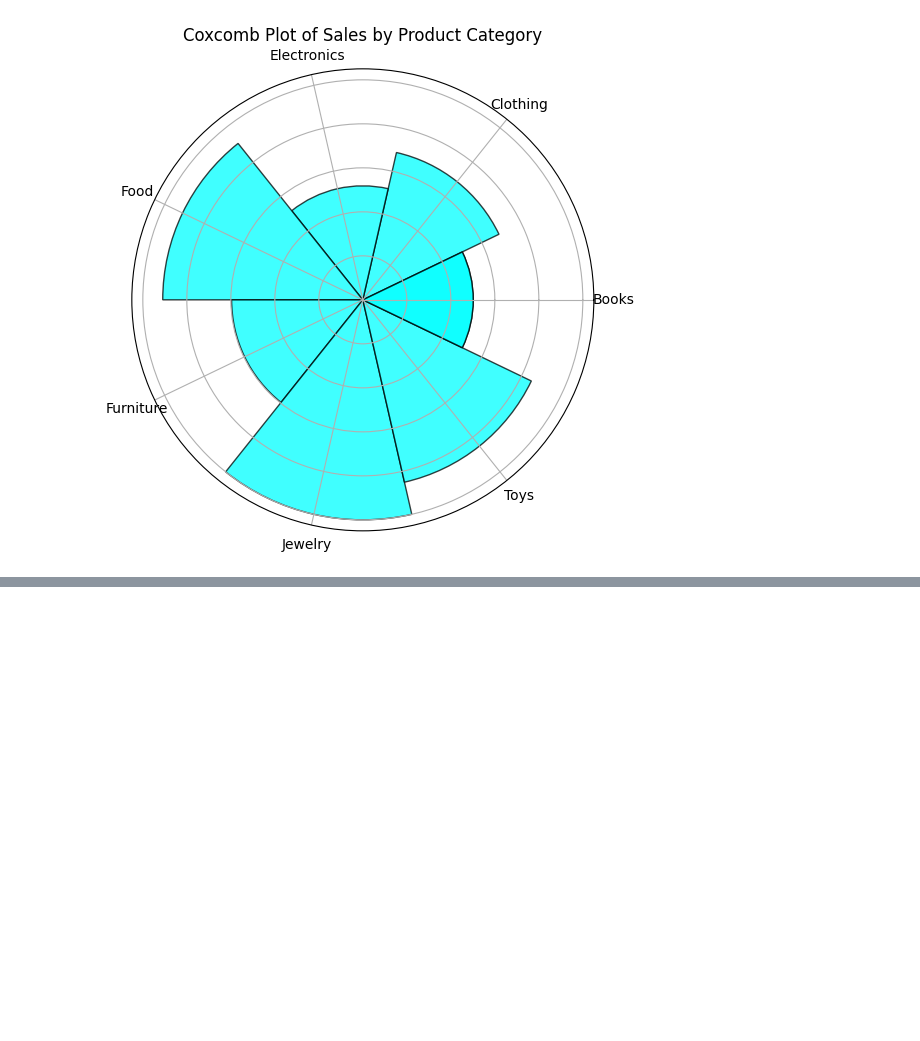
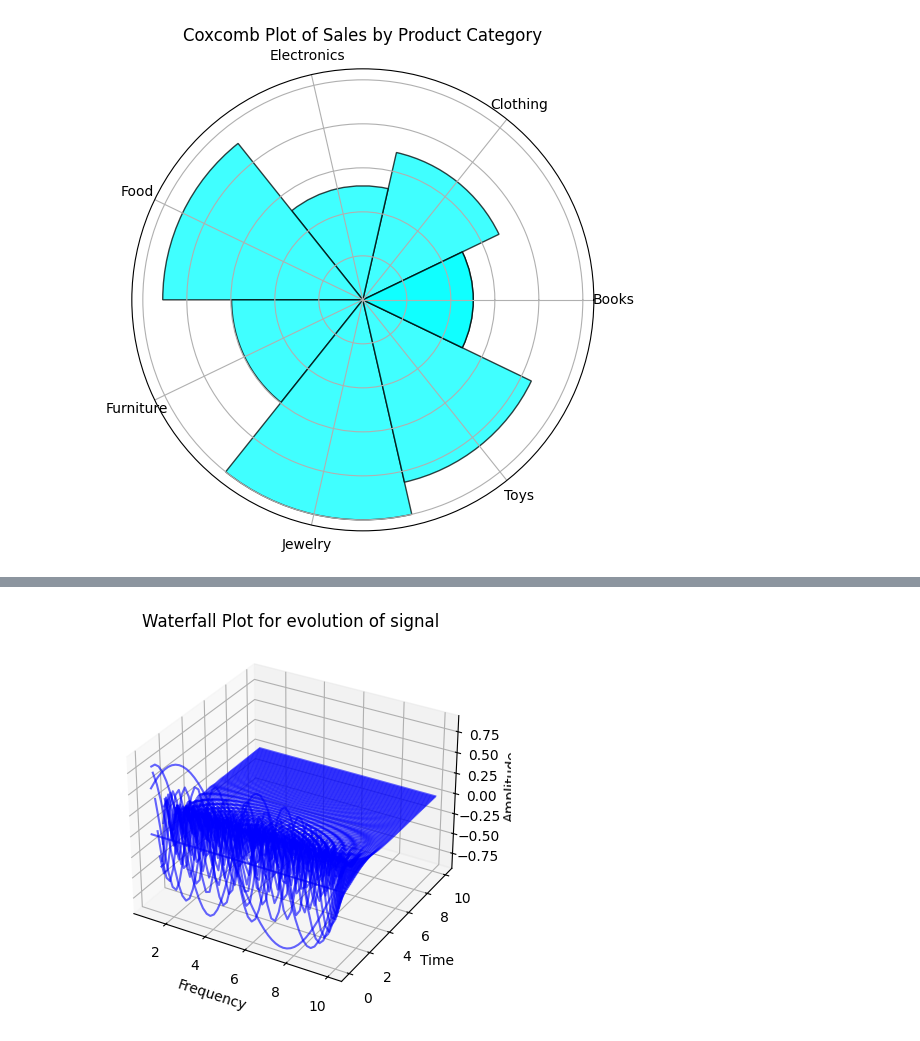
Before and after one commit to memelordmaddy/CS215_Assignments, a Jupyter notebook: Assignment_1/Q7/Q7.ipynb, the cells around one changed output, grey strips where cells are left out. Drawn from its saved outputs; the diff is of its cells as text; code cells hidden in the pictures; blank space fills up the shorter version.

Commit message:
modified waterfall.png and Q7.ipynb

```diff
--- a/Assignment_1/Q7/Q7.ipynb
+++ b/Assignment_1/Q7/Q7.ipynb
@@ -93,0 +64,21 @@ fig.show()
+# %%
+time = np.linspace(0, 10, 100)
+frequency = np.linspace(1, 10, 50)
+T, F = np.meshgrid(time, frequency)
+
+Z = np.sin(2 * np.pi * F * T) * np.exp(-T)
+
+fig = plt.figure()
+ax = fig.add_subplot(111, projection='3d')
+
+for i in range(len(time)):
+    ax.plot(frequency, Z[:, i], zs=time[i], zdir='y', color='blue', alpha=0.6)
+
+ax.set_xlabel('Frequency')
+ax.set_ylabel('Time')
+ax.set_zlabel('Amplitude')
+plt.title("Waterfall Plot for evolution of signal")
+plt.savefig('waterfall_plot.png')
+plt.show()
+# %% [output]
+[figure, added]
```
Also changed, not shown: parts of 1 cell of this notebook, 1 other file.
